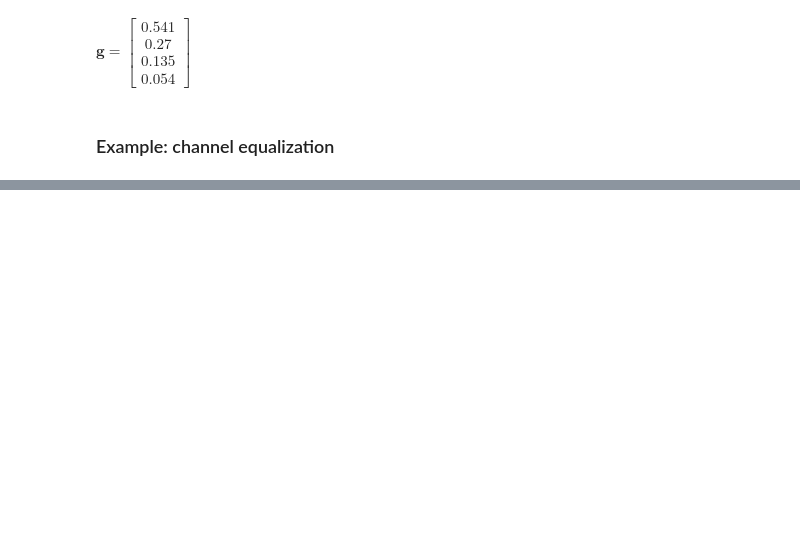
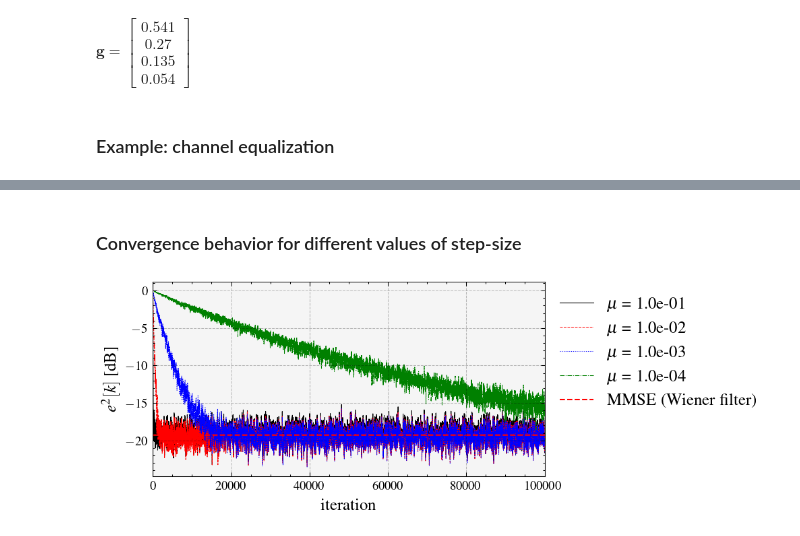
Before and after one commit to edsonportosilva/AdaptiveSignalProcessing, a Jupyter notebook: notebooks/4. The Wiener filter and the LMS algorithm.ipynb, the cells around one changed output, grey strips where cells are left out. Cells and saved outputs as stored; diff of their text form; code cells hidden in the pictures; blank space fills up the shorter version.

```diff
--- a/notebooks/4. The Wiener filter and the LMS algorithm.ipynb
+++ b/notebooks/4. The Wiener filter and the LMS algorithm.ipynb
@@ -419,0 +441,21 @@ $\displaystyle \boldsymbol{h}_{opt} = \left[\begin{matrix}1.827\\-0.906\\-0.004\
+# %% [markdown]
+### Convergence behavior for different values of step-size
+# %%
+Ntaps = 4
+average_window_len = 50
+
+for μ in [1e-1, 1e-2, 1e-3, 1e-4]:
+    out, h, squaredError = lms(y, x, Ntaps, μ)
+
+    error_dB = 10*np.log10(np.convolve(squaredError,np.ones(average_window_len)/average_window_len, 'same'))
+    plt.plot(error_dB, label= f'$\\mu$ = {μ:.1e}')
+
+plt.plot(10*np.log10(mmse_ch_eq)*np.ones(len(error_dB)),'--r', linewidth=1, label='MMSE (Wiener filter)')
+plt.xlim(0,len(error_dB))
+plt.xlabel('iteration')
+plt.ylabel('$e^2[k]$ [dB]')
+plt.legend()
+plt.legend(bbox_to_anchor=(1, 1))
+plt.grid();
+# %% [output]
+[figure, added]
```
Also changed, not shown: parts of 19 cells of this notebook.
